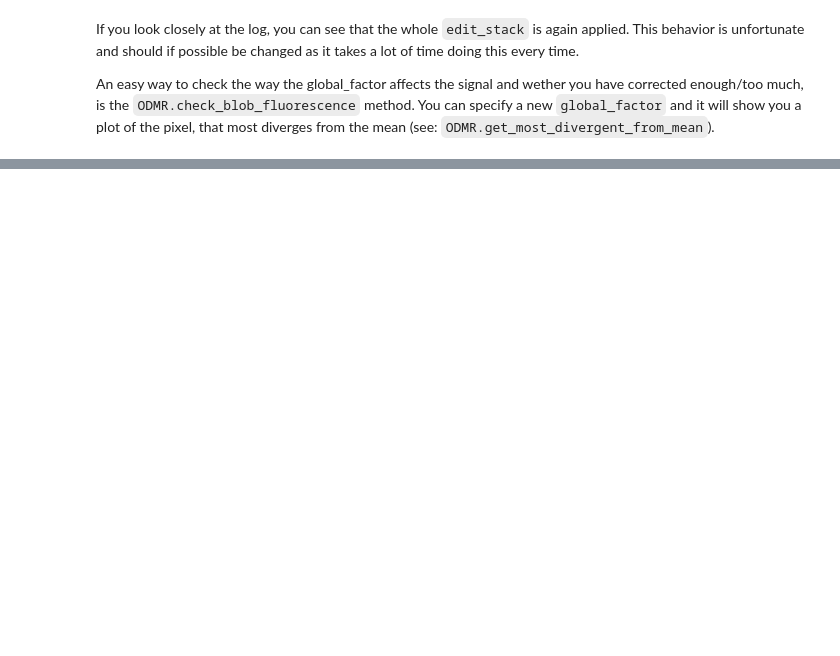
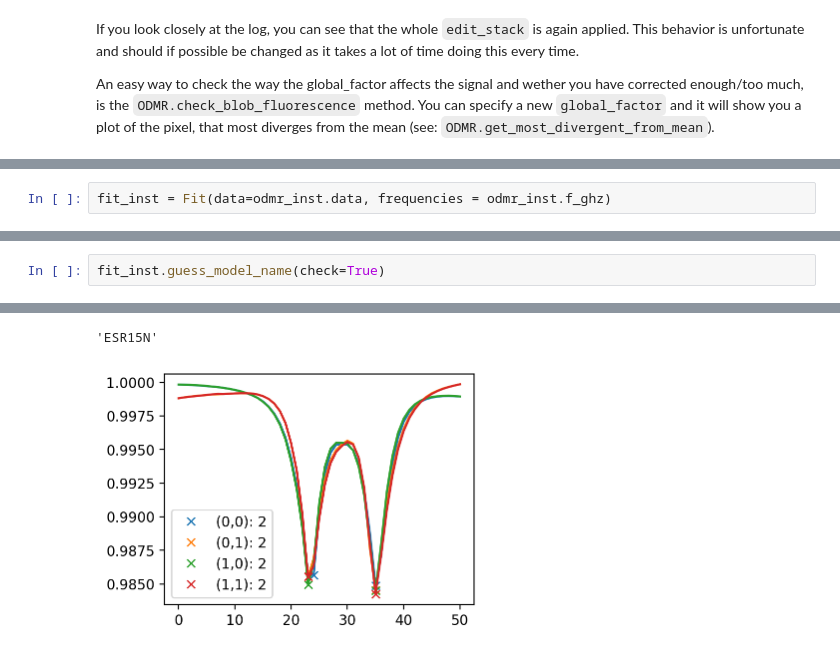
Before and after one commit to MikeVolk/QDMpy, a Jupyter notebook: tutorial.ipynb, the cells around one changed output, grey strips where cells are left out. Saved outputs shown, nothing was run; the diff lists cells and outputs as text; blank space fills up the shorter version.

```diff
--- a/tutorial.ipynb
+++ b/tutorial.ipynb
@@ -375,0 +301,2 @@ odmr_inst.check_glob_fluorescence(0.1)
+# %%
+fit_inst = Fit(data=odmr_inst.data, frequencies = odmr_inst.f_ghz)
@@ -375,0 +316,3 @@ odmr_inst.check_glob_fluorescence(0.1)
+# %%
+fit_inst.guess_model_name(check=True)
+# %% [output]
@@ -375,0 +320,2 @@ odmr_inst.check_glob_fluorescence(0.1)
+'ESR15N'
+[figure, added]
```
Also changed, not shown: parts of 102 cells of this notebook.
